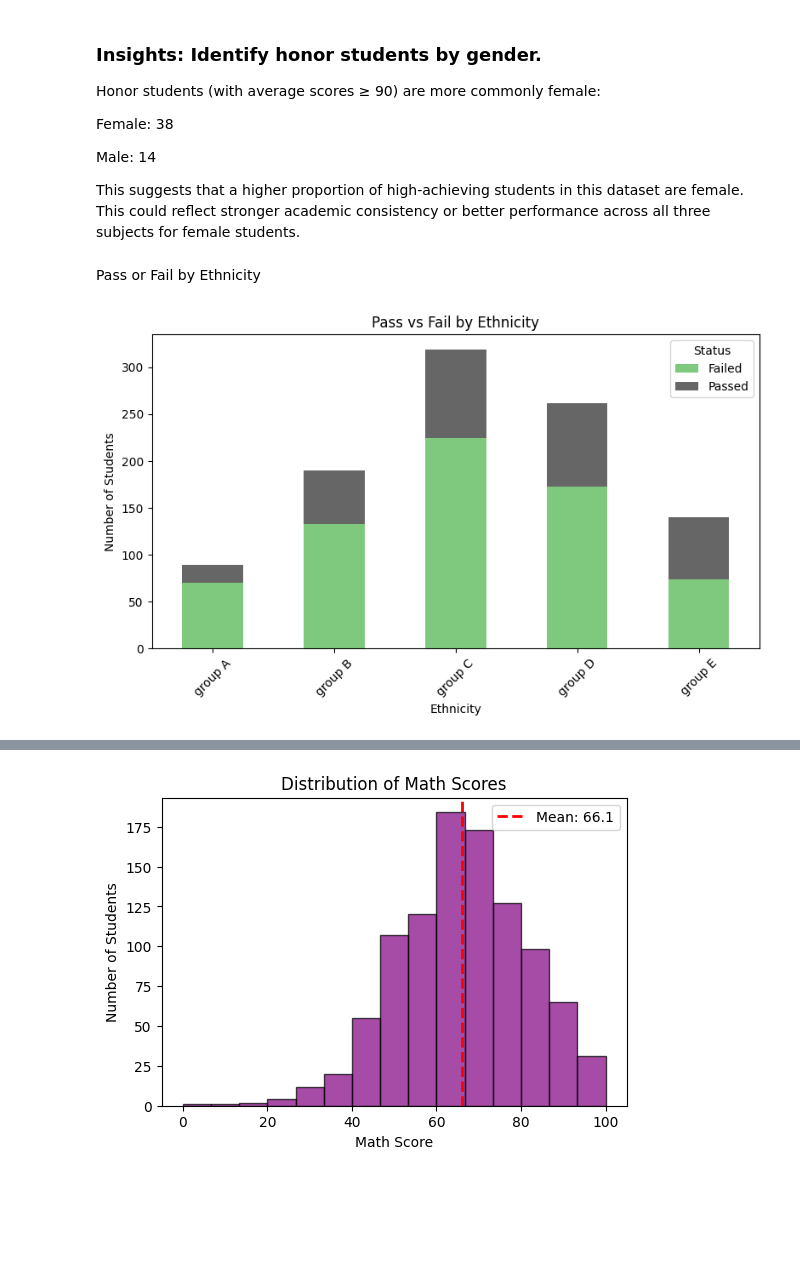
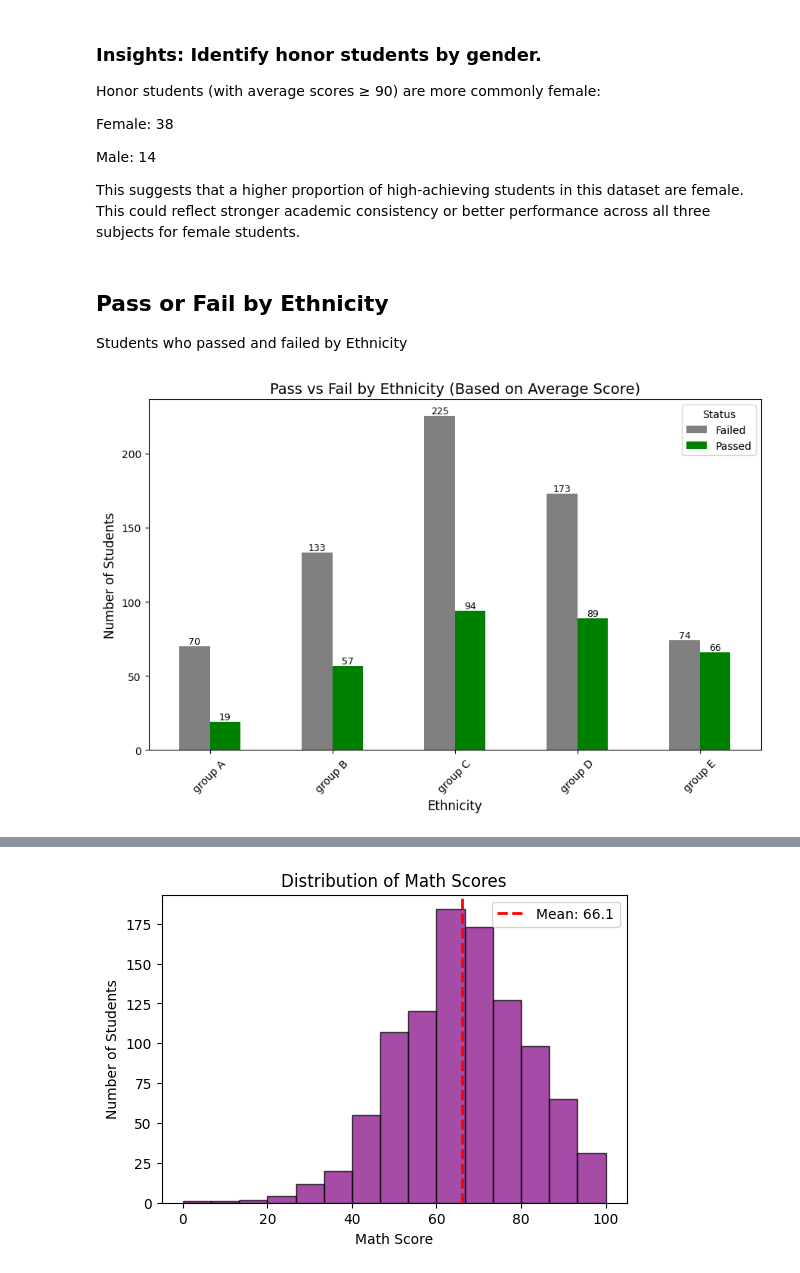
Before and after one commit to raquem-annierose/PolyTech_Sample_Notebook, a Jupyter notebook: student_exam_performance.ipynb, the cells around one changed output, grey strips where cells are left out. Drawn from its saved outputs; the diff is of its cells as text; code cells hidden in the pictures; blank space fills up the shorter version.

Commit message:
update analyzation and visualization code in student_exam_performance.ipynb

```diff
--- a/student_exam_performance.ipynb
+++ b/student_exam_performance.ipynb
@@ -678,23 +676,34 @@ Male: 14
 
 This suggests that a higher proportion of high-achieving students in this dataset are female. This could reflect stronger academic consistency or better performance across all three subjects for female students.
 # %% [markdown]
-Pass or Fail by Ethnicity
+## Pass or Fail by Ethnicity
+Students who passed and failed by Ethnicity
 # %%
-df['status'] = df['average_score'].apply(lambda x: 'Passed' if x >= 75 else 'Failed')
+df['status'] = df['passed'].replace({True: 'Passed', False: 'Failed'})
 
+# Count Passed and Failed per race/ethnicity
 pass_fail = pd.crosstab(df['race_ethnicity'], df['status'])
 
-# Stacked bar graph
-pass_fail.plot(kind='bar', stacked=True, colormap='Accent', figsize=(8,5))
-plt.title('Pass vs Fail by Ethnicity')
-plt.xlabel('Ethnicity')
-plt.ylabel('Number of Students')
+ax = pass_fail.plot(
+                    kind='bar',
+                    stacked=False,
+                    color=['grey', 'green'],
+                    figsize=(9,6)
+                   )
+
+for bars in ax.containers:
+    ax.bar_label(bars, label_type='edge', fontsize=9)
+
+# Chart formatting
+plt.title('Pass vs Fail by Ethnicity (Based on Average Score)', fontsize=14)
+plt.xlabel('Ethnicity', fontsize=12)
+plt.ylabel('Number of Students', fontsize=12)
 plt.xticks(rotation=45)
 plt.legend(title='Status')
 plt.tight_layout()
 plt.show()
 # %% [output]
-[figure, old version]
+[figure, new version]
 # %% [markdown]
 ### Insights: Identify students who passed or failed by ethnicity.
 Passing is defined as an average score ≥ 75.
```
Also changed, not shown: parts of 12 cells of this notebook.
